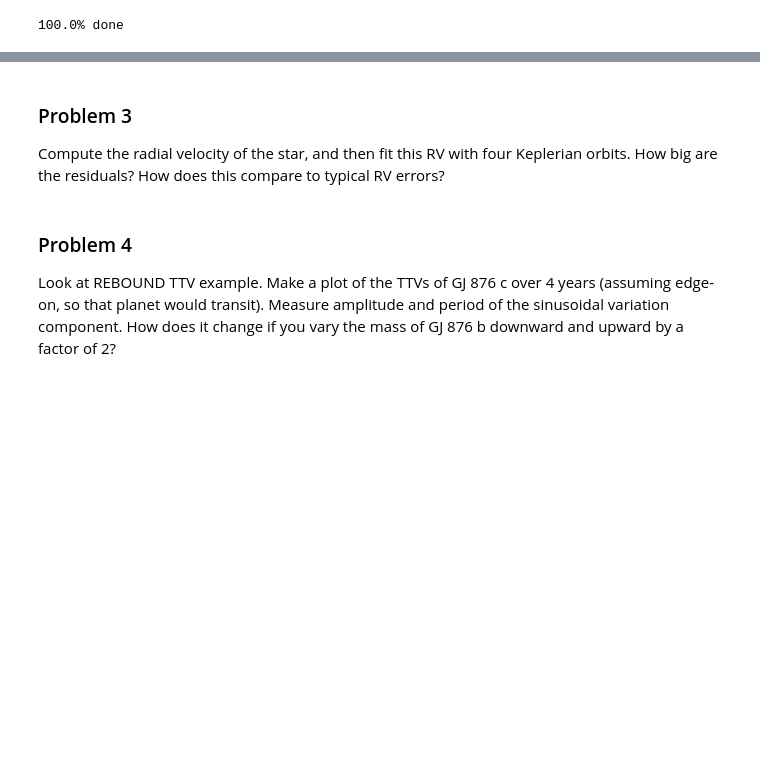
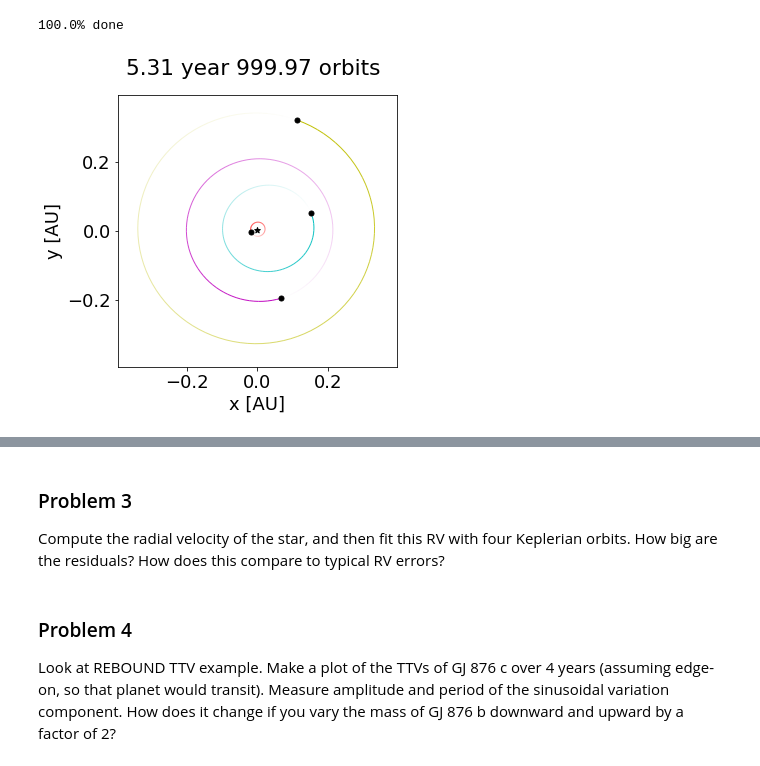
Before and after one commit to curriem/exoplanets_class, a Jupyter notebook: hw3/exoplanets_hw3.ipynb, the cells around one changed output, grey strips where cells are left out. Saved outputs shown, nothing was run; the diff lists cells and outputs as text; code cells hidden in the pictures; blank space fills up the shorter version.

```diff
--- a/hw3/exoplanets_hw3.ipynb
+++ b/hw3/exoplanets_hw3.ipynb
@@ -46 +62,21 @@ G = 8.887692445125634e-10.
+# %%
+def build_sim_from_planets(planets, default_units=True):
+    sim = rebound.Simulation()
+
+    # Add center star
+    if default_units:
+        sim.units = ('yr', 'AU', 'Msun')
+        sim.add(m=M_STAR)
+    else:
+        sim.units = ('days', 'AU', 'Mearth')
+        sim.add(m=M_STAR * M_SUN_TO_M_EARTH)
+
+    # Add all planets
+    for planet in planets:
+        sim.add(m=planet.m, a=planet.a, e=planet.e, M=planet.mean_anomoly, omega=planet.omega)
+
+    # convert to center of mass coordinates
+    sim.move_to_com()
+
+    return sim
 # %%
@@ -160,3 +194,39 @@ for i, inclination in enumerate(inclinations):
     sys.stdout.flush()
 # %% [output]
 100.0% done
+# %%
+planets = [
+    Planet(1.937780 * DAYS_TO_YEARS,
+           6.83 * M_EARTH_TO_M_SUN,
+           0.02080665,
+           6.56,
+           0.207,
+           234 * DEG_TO_RAD,
+           355 * DEG_TO_RAD),
+    Planet(30.0881 * DAYS_TO_YEARS,
+           0.7142 * M_JUPITER_TO_M_SUN,
+           0.129590,
+           88.34,
+           0.25591,
+           48.76 * DEG_TO_RAD,
+           294.59 * DEG_TO_RAD),
+    Planet(61.1166 * DAYS_TO_YEARS,
+           2.2756 * M_JUPITER_TO_M_SUN,
+           0.208317,
+           214,
+           0.0324,
+           50.3 * DEG_TO_RAD,
+           325.7 * DEG_TO_RAD),
+    Planet(124.26 * DAYS_TO_YEARS,
+           14.6 * M_EARTH_TO_M_SUN,
+           0.3343,
+           3.42,
+           0.055,
+           239 * DEG_TO_RAD,
+           335 * DEG_TO_RAD)
+]
+
+sim = run_simulation(planets, planets[0].P * 1000, archive_interval=None,
+                     plot=True, num_steps=10, default_units=True, dt=1e-5)
+# %% [output]
+[figure, added]
```
Also changed, not shown: parts of 24 cells of this notebook.
